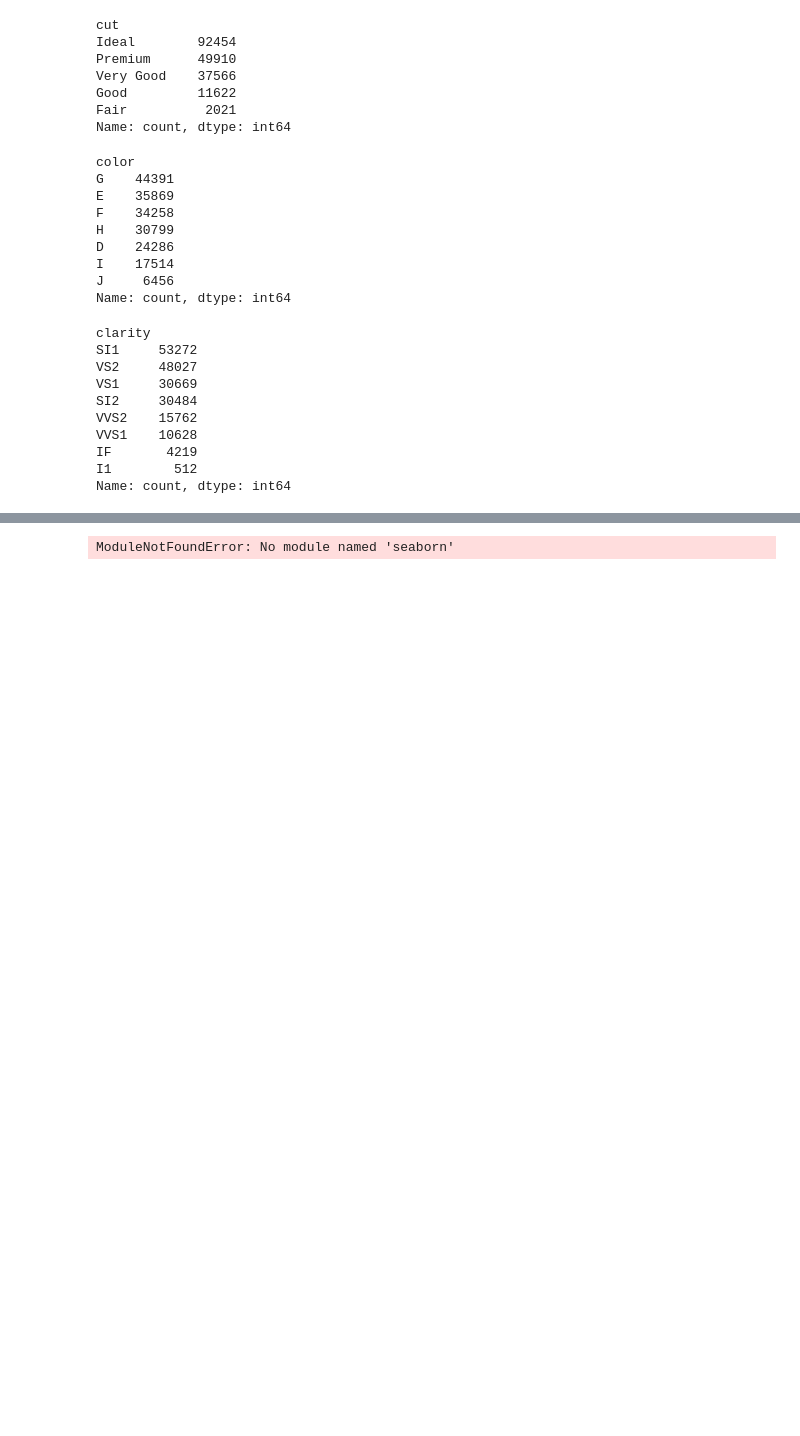
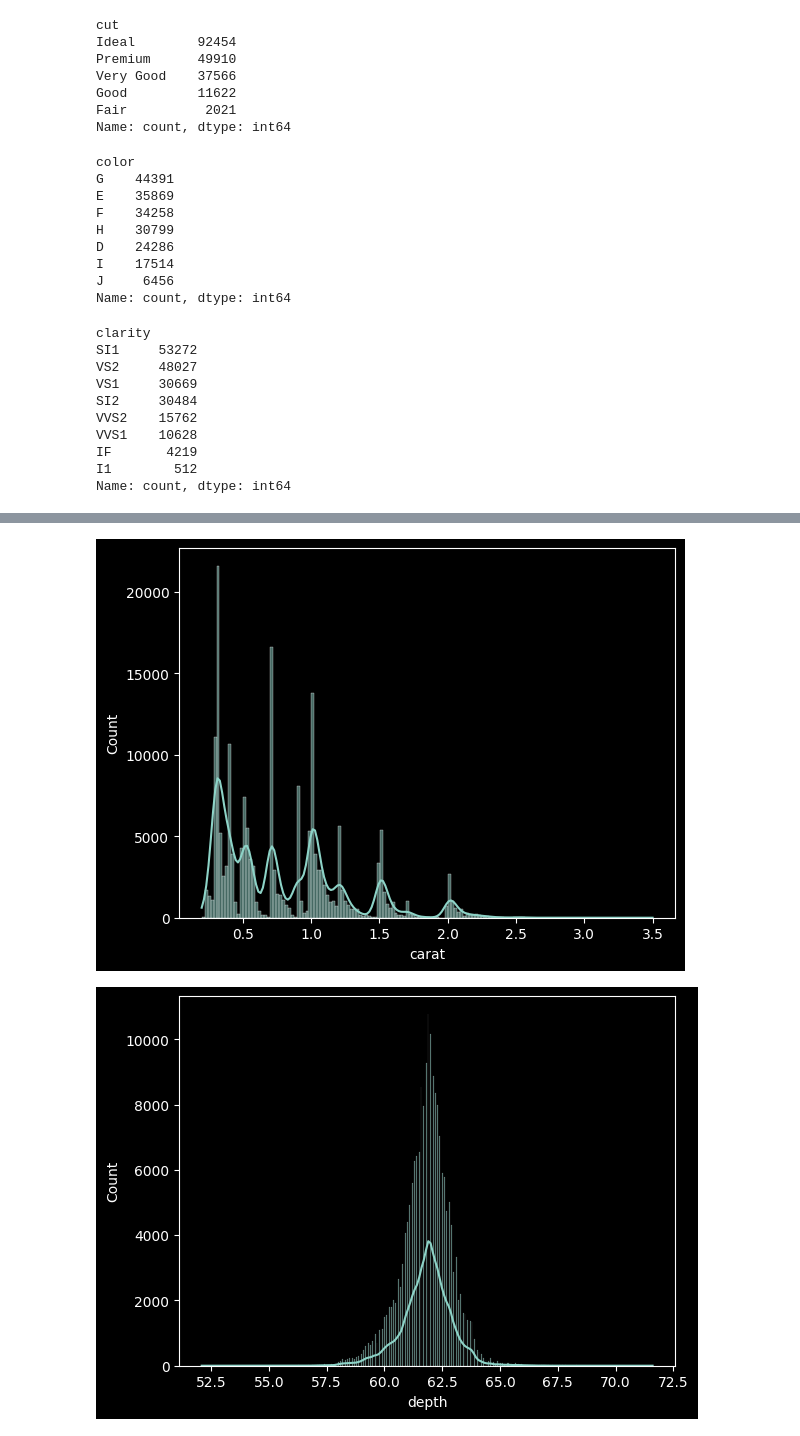
Before and after one commit to Deepakkumar95/FirstML, a Jupyter notebook: src/notebook/EDA.ipynb, the cells around one changed output, grey strips where cells are left out. Drawn from its saved outputs; the diff is of its cells as text; code cells hidden in the pictures; blank space fills up the shorter version.

```diff
--- a/src/notebook/EDA.ipynb
+++ b/src/notebook/EDA.ipynb
@@ -178,10 +179,11 @@ df[numerical_columns].describe()
 # %%
 #Plot graph of Numerical columns against target vector
 import seaborn as sns
 import matplotlib.pyplot as plt
 x=0
 for i in numerical_columns:
-    sns.histplot(data=df)
+    sns.histplot(data=df, x=i, kde= True)
     plt.show()
 # %% [output]
-ModuleNotFoundError: No module named 'seaborn'
+[figure, added]
+[figure, added]
```
Also changed, not shown: parts of 4 cells of this notebook.
